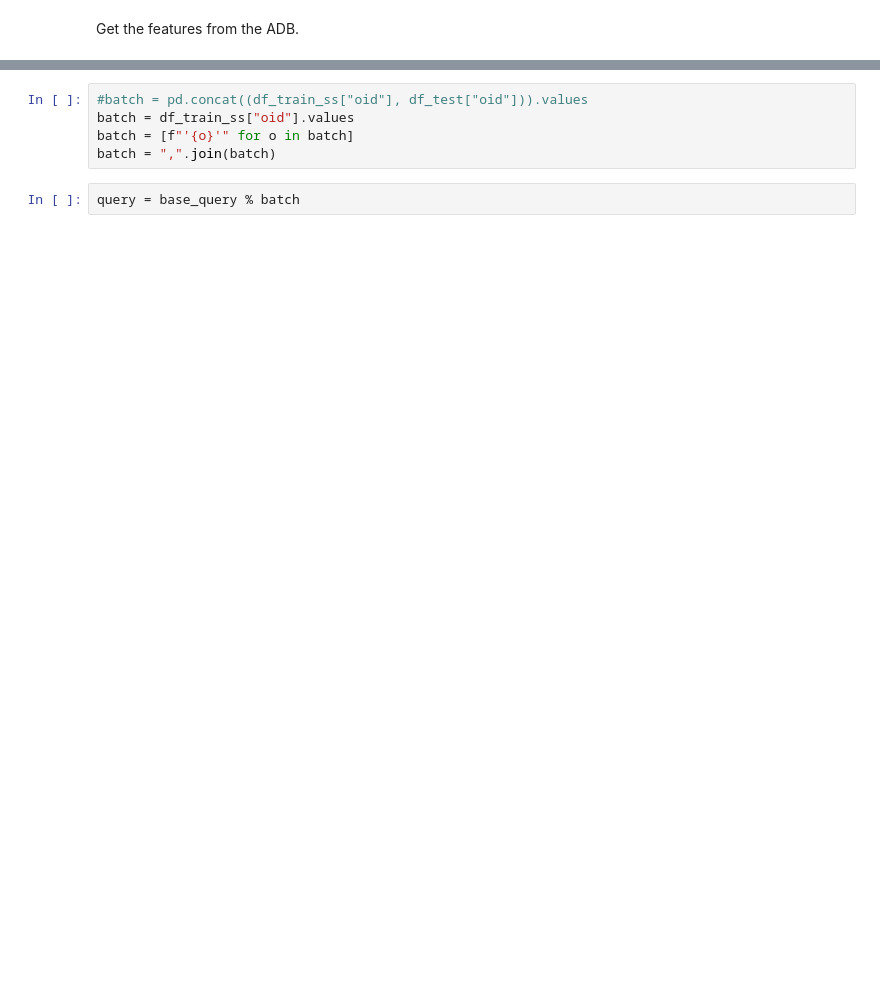
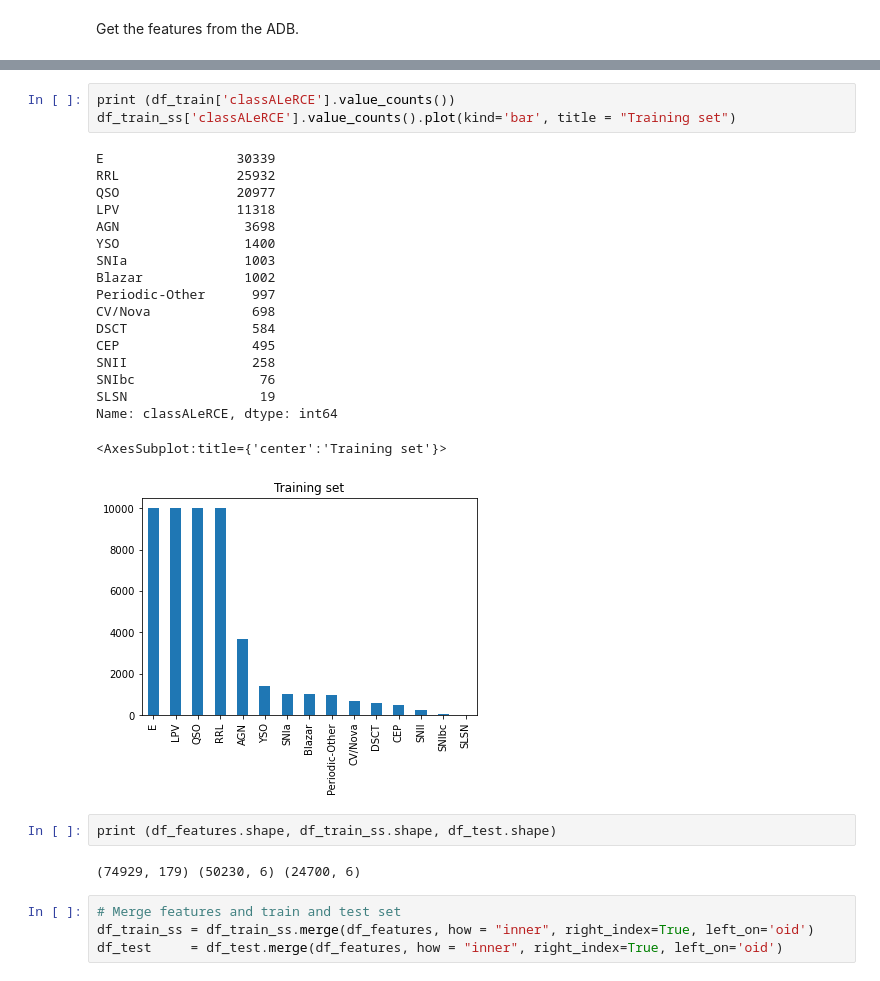
Before and after one commit to guille-c/ALeRCE_ML_DL, a Jupyter notebook: ALeRCE_ML_DL.ipynb, the cells around one changed output, grey strips where cells are left out. Saved outputs shown, nothing was run; the diff lists cells and outputs as text; blank space fills up the shorter version.

```diff
--- a/ALeRCE_ML_DL.ipynb
+++ b/ALeRCE_ML_DL.ipynb
@@ -298,7 +291,30 @@ WHERE oid IN (%s)"""
+# %%
+print (df_train['classALeRCE'].value_counts())
+df_train_ss['classALeRCE'].value_counts().plot(kind='bar', title = "Training set")
+# %% [output]
+E                 30339
+RRL               25932
+QSO               20977
+LPV               11318
+AGN                3698
+YSO                1400
+SNIa               1003
+Blazar             1002
+Periodic-Other      997
+CV/Nova             698
+DSCT                584
+CEP                 495
+SNII                258
+SNIbc                76
+SLSN                 19
+Name: classALeRCE, dtype: int64
+<AxesSubplot:title={'center':'Training set'}>
+[figure, new version]
 # %%
-#batch = pd.concat((df_train_ss["oid"], df_test["oid"])).values
-batch = df_train_ss["oid"].values
-batch = [f"'{o}'" for o in batch]
-batch = ",".join(batch)
+print (df_features.shape, df_train_ss.shape, df_test.shape)
+# %% [output]
+(74929, 179) (50230, 6) (24700, 6)
 # %%
-query = base_query % batch
+# Merge features and train and test set
+df_train_ss = df_train_ss.merge(df_features, how = "inner", right_index=True, left_on='oid')
+df_test     = df_test.merge(df_features, how = "inner", right_index=True, left_on='oid')
```
Also changed, not shown: parts of 34 cells of this notebook.
